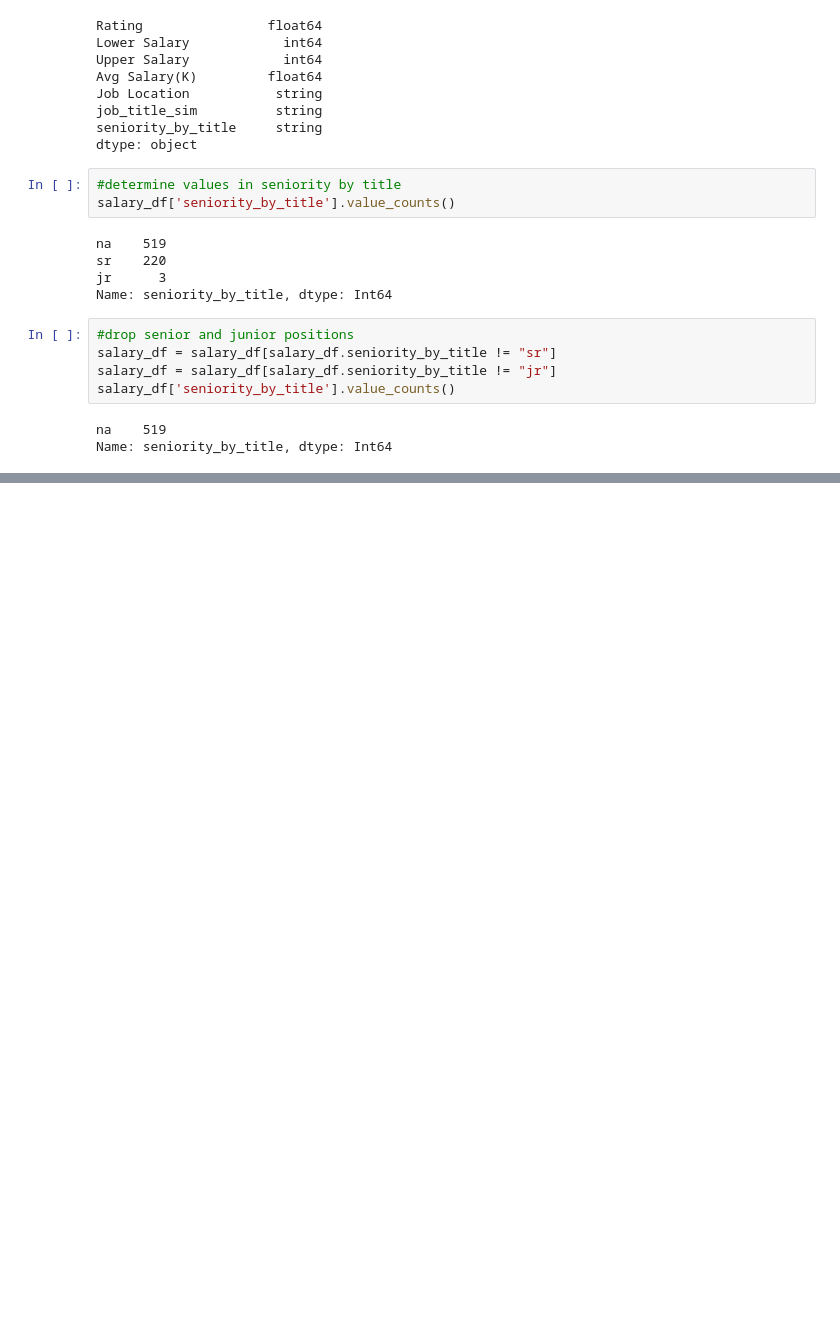
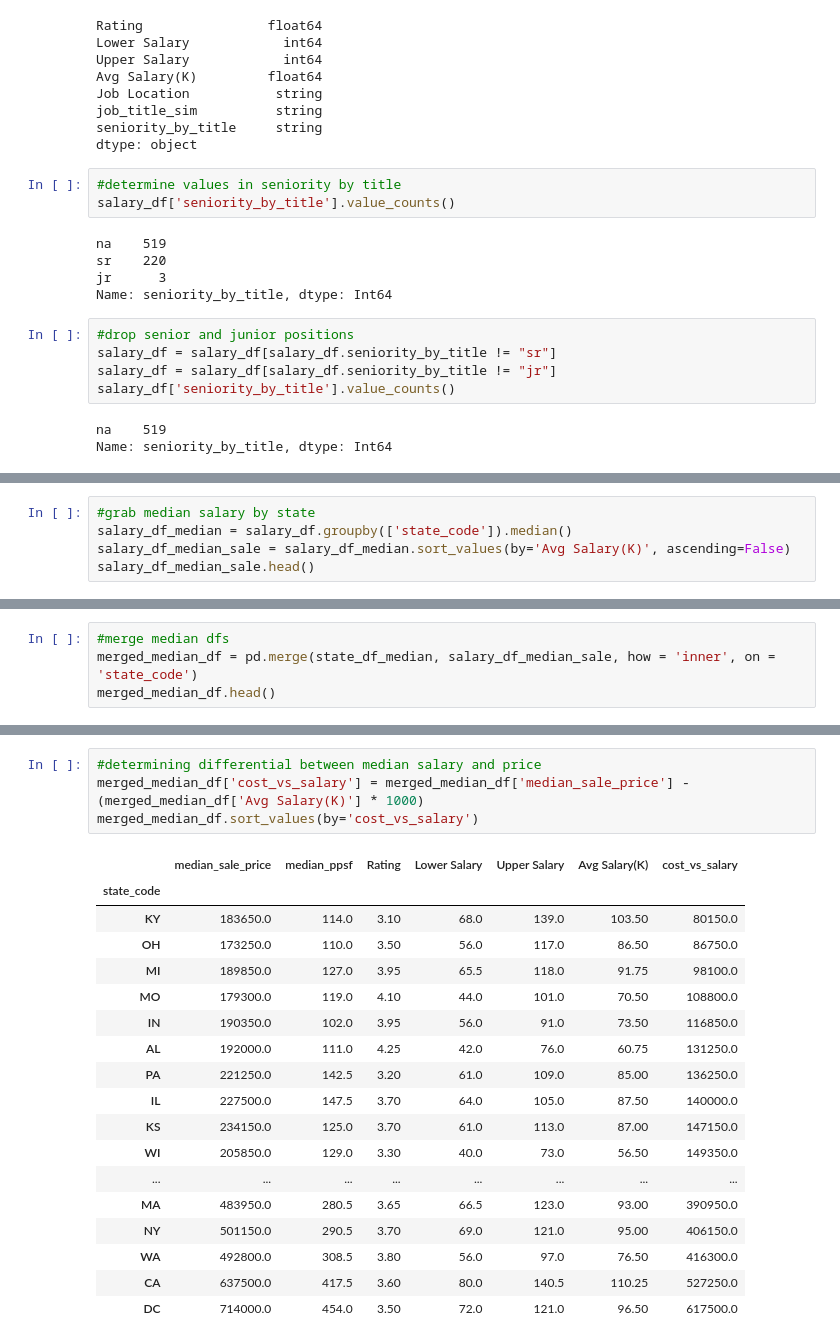
Before and after one commit to dtmurphy6/the_real_estate_agents, a Jupyter notebook: starter_file.ipynb, the cells around one changed output, grey strips where cells are left out. Cells and saved outputs as stored; diff of their text form; blank space fills up the shorter version.

```diff
--- a/starter_file.ipynb
+++ b/starter_file.ipynb
@@ -253,0 +300,5 @@ merged_df
+# %%
+#grab median salary by state
+salary_df_median = salary_df.groupby(['state_code']).median()
+salary_df_median_sale = salary_df_median.sort_values(by='Avg Salary(K)', ascending=False)
+salary_df_median_sale.head()
@@ -253,0 +326,4 @@ merged_df
+# %%
+#merge median dfs
+merged_median_df = pd.merge(state_df_median, salary_df_median_sale, how = 'inner', on = 'state_code')
+merged_median_df.head()
@@ -253,0 +338,23 @@ merged_df
+# %%
+#determining differential between median salary and price
+merged_median_df['cost_vs_salary'] = merged_median_df['median_sale_price'] - (merged_median_df['Avg Salary(K)'] * 1000)
+merged_median_df.sort_values(by='cost_vs_salary')
+# %% [output]
+|  | median_sale_price | median_ppsf | Rating | Lower Salary | Upper Salary | Avg Salary(K) | cost_vs_salary |
+| state_code |  |  |  |  |  |  |  |
+| KY | 183650.0 | 114.0 | 3.10 | 68.0 | 139.0 | 103.50 | 80150.0 |
+| OH | 173250.0 | 110.0 | 3.50 | 56.0 | 117.0 | 86.50 | 86750.0 |
+| MI | 189850.0 | 127.0 | 3.95 | 65.5 | 118.0 | 91.75 | 98100.0 |
+| MO | 179300.0 | 119.0 | 4.10 | 44.0 | 101.0 | 70.50 | 108800.0 |
+| IN | 190350.0 | 102.0 | 3.95 | 56.0 | 91.0 | 73.50 | 116850.0 |
+| AL | 192000.0 | 111.0 | 4.25 | 42.0 | 76.0 | 60.75 | 131250.0 |
+| PA | 221250.0 | 142.5 | 3.20 | 61.0 | 109.0 | 85.00 | 136250.0 |
+| IL | 227500.0 | 147.5 | 3.70 | 64.0 | 105.0 | 87.50 | 140000.0 |
+| KS | 234150.0 | 125.0 | 3.70 | 61.0 | 113.0 | 87.00 | 147150.0 |
+| WI | 205850.0 | 129.0 | 3.30 | 40.0 | 73.0 | 56.50 | 149350.0 |
+| ... | ... | ... | ... | ... | ... | ... | ... |
+| MA | 483950.0 | 280.5 | 3.65 | 66.5 | 123.0 | 93.00 | 390950.0 |
+| NY | 501150.0 | 290.5 | 3.70 | 69.0 | 121.0 | 95.00 | 406150.0 |
+| WA | 492800.0 | 308.5 | 3.80 | 56.0 | 97.0 | 76.50 | 416300.0 |
+| CA | 637500.0 | 417.5 | 3.60 | 80.0 | 140.5 | 110.25 | 527250.0 |
+| DC | 714000.0 | 454.0 | 3.50 | 72.0 | 121.0 | 96.50 | 617500.0 |
```
Also changed, not shown: parts of 27 cells of this notebook.
